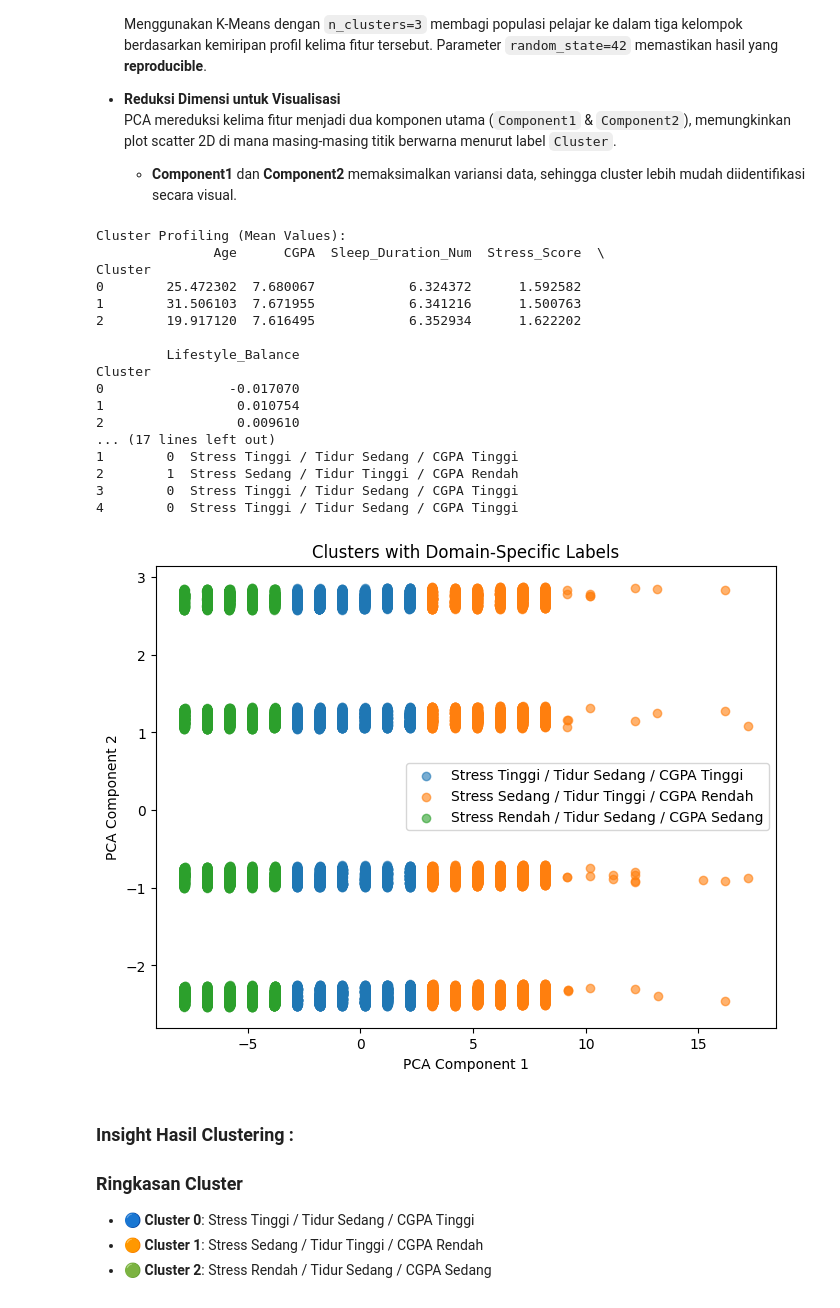
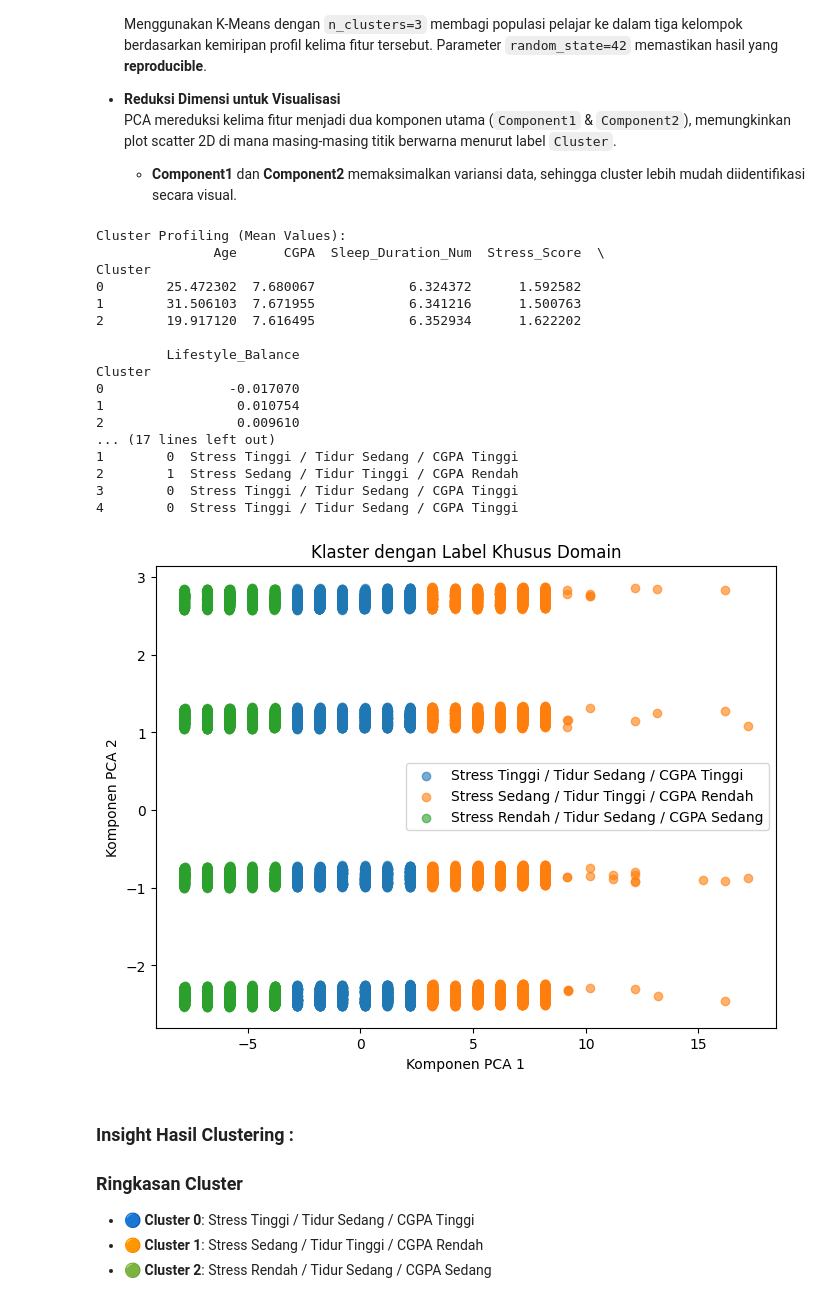
Before and after one commit to ThirafiQaedi/proyek-machile-learning-terapan-1-dicoding, a Jupyter notebook: Early_Student__Depression_Detection_prediction.ipynb, the cells around one changed output. Cells and saved outputs as stored; diff of their text form; code cells hidden in the pictures.

```diff
--- a/Early_Student__Depression_Detection_prediction.ipynb
+++ b/Early_Student__Depression_Detection_prediction.ipynb
@@ -757,43 +758,43 @@ cluster_labels = {
     2: "Stress Rendah / Tidur Sedang / CGPA Sedang"
 }
 
-# Map labels to a new column in DataFrame.
+# Memetakan label ke kolom baru di DataFrame.
 df['Cluster_Label'] = df['Cluster'].map(cluster_labels)
 
-print("\nSample dengan Cluster Labels:")
+print("\nContoh data dengan Label Klaster:")
 print(df[['Cluster', 'Cluster_Label']].head())
 
-# Annotate the PCA scatter plot with the domain-specific labels.
+# Memberi anotasi pada plot scatter PCA dengan label khusus domain.
 plt.figure(figsize=(8, 6))
 for clus in sorted(df['Cluster'].unique()):
     cluster_data = df[df['Cluster'] == clus]
     plt.scatter(cluster_data['Component1'], cluster_data['Component2'],
-                label=cluster_labels.get(clus, f"Cluster {clus}"),
+                label=cluster_labels.get(clus, f"Klaster {clus}"),
                 alpha=0.6)
-plt.xlabel('PCA Component 1')
-plt.ylabel('PCA Component 2')
-plt.title('Clusters with Domain-Specific Labels')
+plt.xlabel('Komponen PCA 1')
+plt.ylabel('Komponen PCA 2')
+plt.title('Klaster dengan Label Khusus Domain')
 plt.legend()
 plt.show()
 # %% [output]
 Cluster Profiling (Mean Values):
                Age      CGPA  Sleep_Duration_Num  Stress_Score  \
 Cluster
 0        25.472302  7.680067            6.324372      1.592582
 1        31.506103  7.671955            6.341216      1.500763
 2        19.917120  7.616495            6.352934      1.622202
 
          Lifestyle_Balance
 Cluster
 0                -0.017070
 1                 0.010754
 2                 0.009610
 ... (17 lines left out)
 1        0  Stress Tinggi / Tidur Sedang / CGPA Tinggi
 2        1  Stress Sedang / Tidur Tinggi / CGPA Rendah
 3        0  Stress Tinggi / Tidur Sedang / CGPA Tinggi
 4        0  Stress Tinggi / Tidur Sedang / CGPA Tinggi
-[figure, old version]
+[figure, new version]
 # %% [markdown]
 ### Insight Hasil Clustering :
 
```
Also changed, not shown: parts of 3 cells of this notebook, 1 other file.
